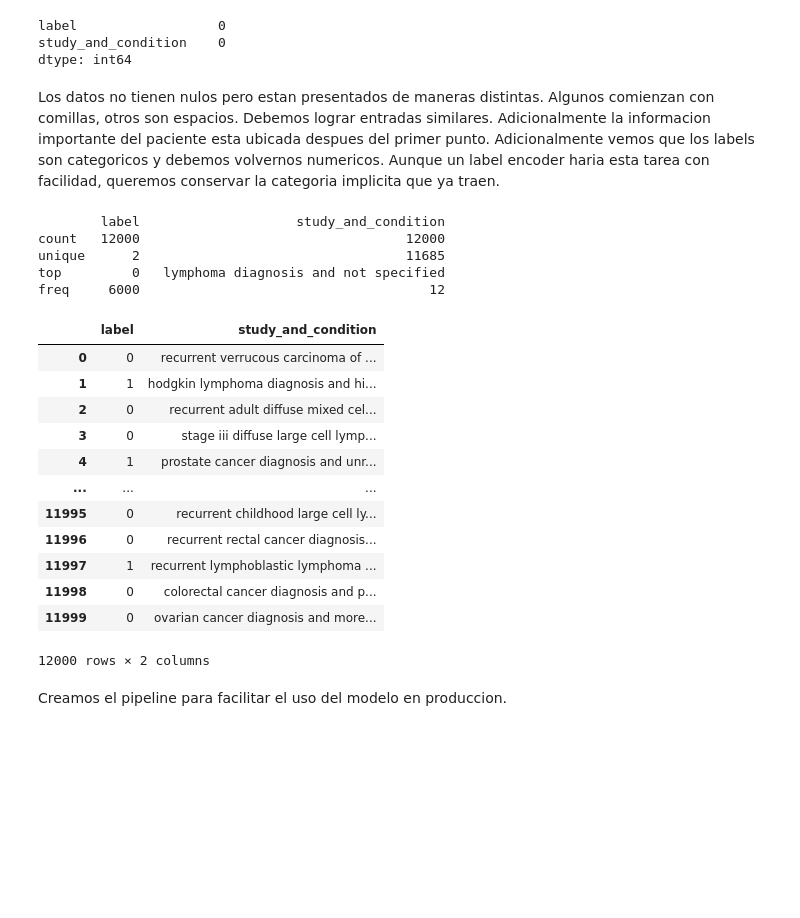
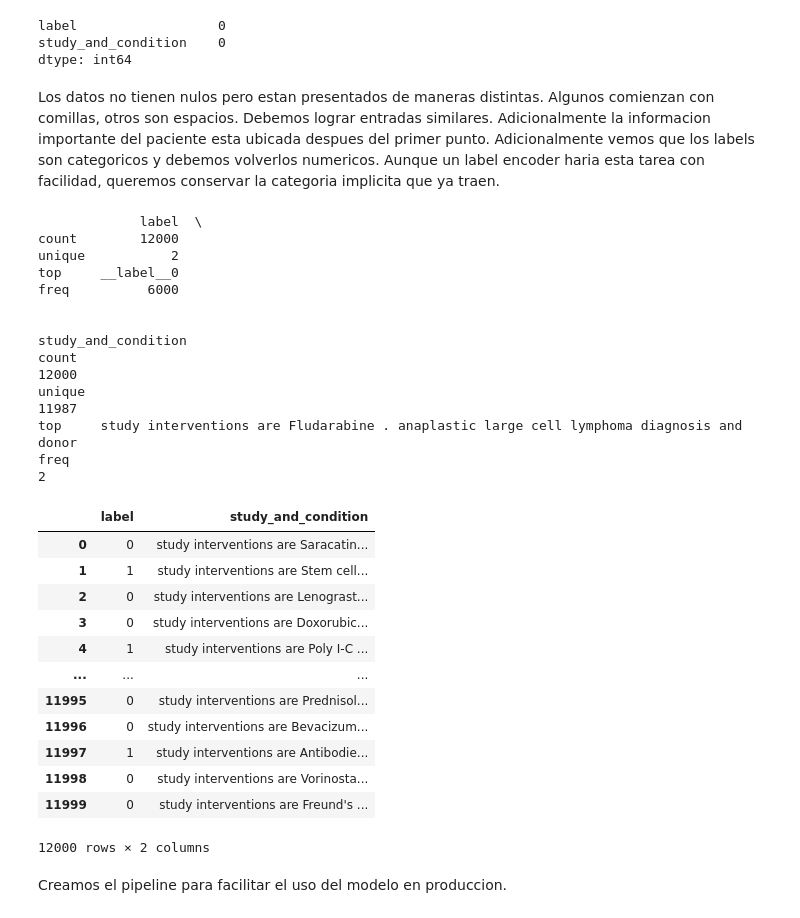
Before and after one commit to Rembrandtsx/proyecto1, a Jupyter notebook: Modelos/SVM_n.orjuela.ipynb, the cells around one changed output. Cells and saved outputs as stored; diff of their text form; code cells hidden in the pictures; blank space fills up the shorter version.

```diff
--- a/Modelos/SVM_n.orjuela.ipynb
+++ b/Modelos/SVM_n.orjuela.ipynb
@@ -84,35 +84,44 @@ label                  0
 study_and_condition    0
 dtype: int64
 # %% [markdown]
-Los datos no tienen nulos pero estan presentados de maneras distintas. Algunos comienzan con comillas, otros son espacios. Debemos lograr entradas similares. Adicionalmente la informacion importante del paciente esta ubicada despues del primer punto. Adicionalmente vemos que los labels son categoricos y debemos volvernos numericos. Aunque un label encoder haria esta tarea con facilidad, queremos conservar la categoria implicita que ya traen.
+Los datos no tienen nulos pero estan presentados de maneras distintas. Algunos comienzan con comillas, otros son espacios. Debemos lograr entradas similares. Adicionalmente la informacion importante del paciente esta ubicada despues del primer punto. Adicionalmente vemos que los labels son categoricos y debemos volverlos numericos. Aunque un label encoder haria esta tarea con facilidad, queremos conservar la categoria implicita que ya traen.
 # %%
 def preprocessor(df):
-    df['study_and_condition'] = df['study_and_condition'].replace('""', '')
-    df['study_and_condition'] = df['study_and_condition'].str.strip(' ')
-    df['study_and_condition'] = df['study_and_condition'].str.split('.').str[1]
+    df= df.replace('""', '')
+    df = df.str.strip(' ')
+    df = df.str.split('.').str[1]
+    return df
+print(df_eleg.describe())
+
+def encoder(df):
     df.loc[df['label'] == '__label__0', 'label'] = 0
     df.loc[df['label'] == '__label__1', 'label'] = 1
-preprocessor(df_eleg)
-print(df_eleg.describe())
+encoder(df_eleg)
 df_eleg
 # %% [output]
-        label                    study_and_condition
-count   12000                                  12000
-unique      2                                  11685
-top         0   lymphoma diagnosis and not specified
-freq     6000                                     12
+             label  \
+count        12000
+unique           2
+top     __label__0
+freq          6000
+
+                                                                             study_and_condition
+count                                                                                      12000
+unique                                                                                     11987
+top     study interventions are Fludarabine . anaplastic large cell lymphoma diagnosis and donor
+freq                                                                                           2
 |  | label | study_and_condition |
-| 0 | 0 | recurrent verrucous carcinoma of ... |
-| 1 | 1 | hodgkin lymphoma diagnosis and hi... |
-| 2 | 0 | recurrent adult diffuse mixed cel... |
-| 3 | 0 | stage iii diffuse large cell lymp... |
-| 4 | 1 | prostate cancer diagnosis and unr... |
+| 0 | 0 | study interventions are Saracatin... |
+| 1 | 1 | study interventions are Stem cell... |
+| 2 | 0 | study interventions are Lenograst... |
+| 3 | 0 | study interventions are Doxorubic... |
+| 4 | 1 | study interventions are Poly I-C ... |
 | ... | ... | ... |
-| 11995 | 0 | recurrent childhood large cell ly... |
-| 11996 | 0 | recurrent rectal cancer diagnosis... |
-| 11997 | 1 | recurrent lymphoblastic lymphoma ... |
-| 11998 | 0 | colorectal cancer diagnosis and p... |
-| 11999 | 0 | ovarian cancer diagnosis and more... |
+| 11995 | 0 | study interventions are Prednisol... |
+| 11996 | 0 | study interventions are Bevacizum... |
+| 11997 | 1 | study interventions are Antibodie... |
+| 11998 | 0 | study interventions are Vorinosta... |
+| 11999 | 0 | study interventions are Freund's ... |
 12000 rows × 2 columns
 # %% [markdown]
 Creamos el pipeline para facilitar el uso del modelo en produccion.
```
Also changed, not shown: parts of 16 cells of this notebook, 3 other files.
